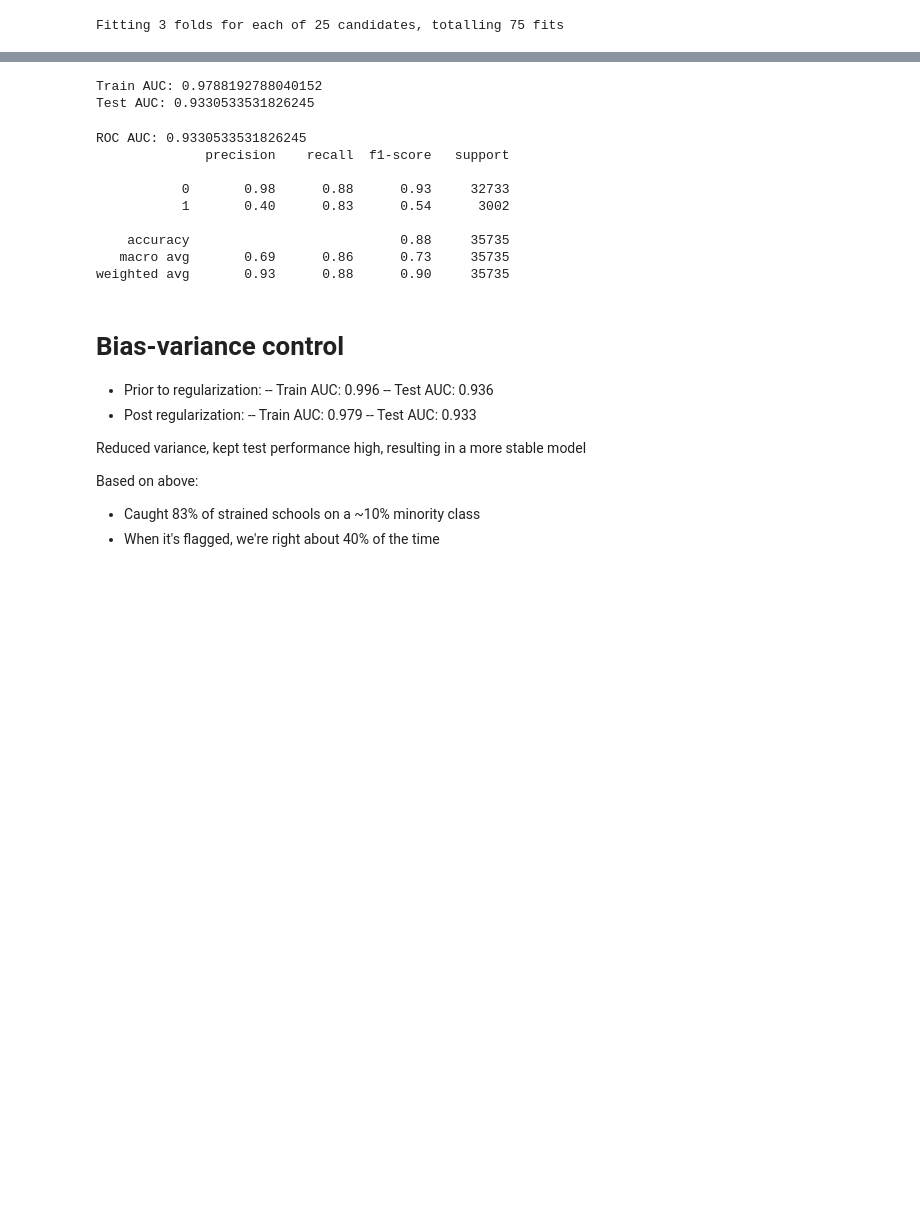
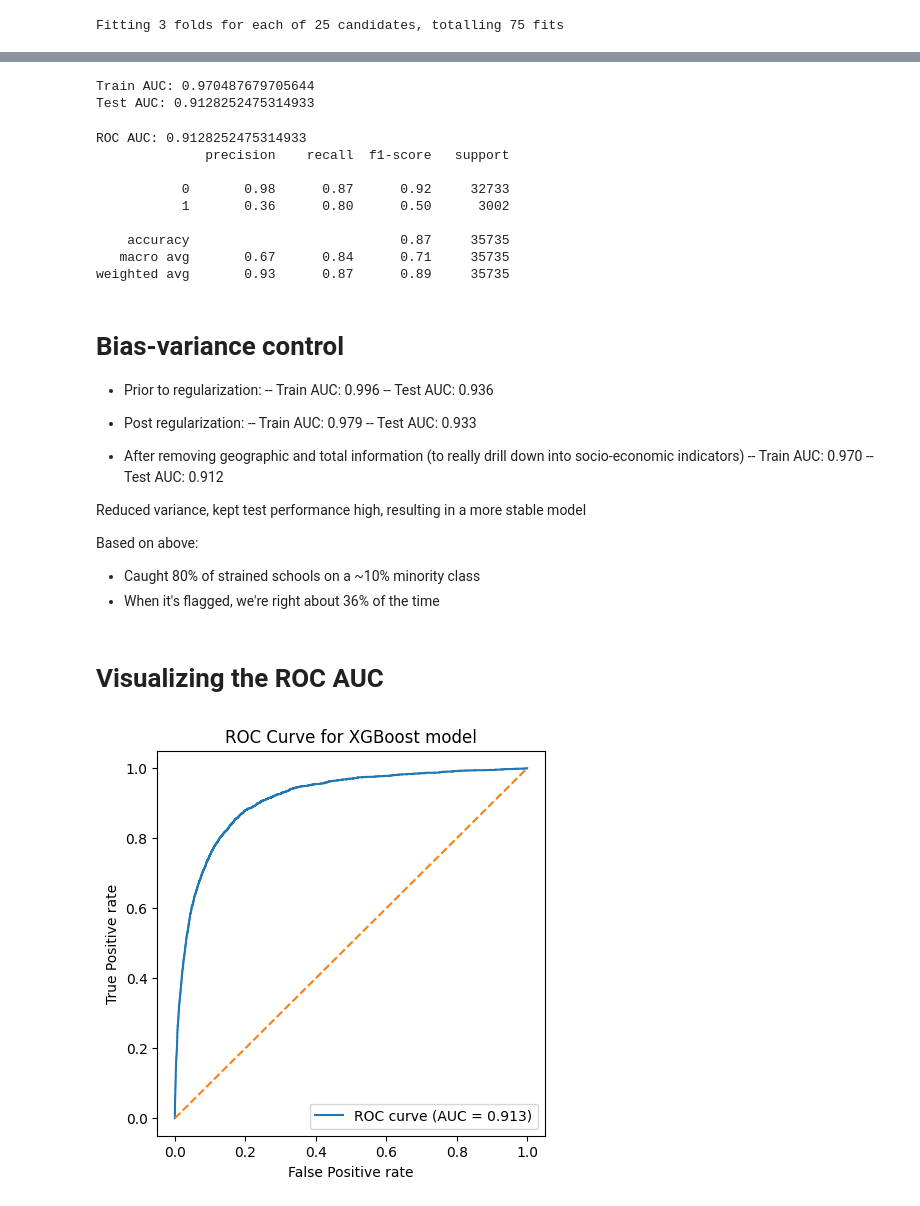
Before and after one commit to caparcom/Customer_Churn_Capstone, a Jupyter notebook: src/caleb_2.ipynb, the cells around one changed output, grey strips where cells are left out. Saved outputs shown, nothing was run; the diff lists cells and outputs as text; code cells hidden in the pictures; blank space fills up the shorter version.

Commit message:
explored XGBoost more with some different tuning. Looked at feature importance rankings based on total gain throughout all iterations (global)

```diff
--- a/src/caleb_2.ipynb
+++ b/src/caleb_2.ipynb
@@ -87,3 +89,5 @@ Index(['LEAID', 'UG', 'TOTAL', 'LATCOD', 'LONCOD', 'high_strain', 'TH_10_15K',
 # %%
 main_econ_df.loc[main_econ_df['frl_ratio'].isna(), 'frl_ratio'] = 0
 main_econ_df.loc[main_econ_df['redl_ratio'].isna(), 'redl_ratio'] = 0
+# %%
+main_econ_df = main_econ_df.replace("NaN", 0)
@@ -350,16 +354,25 @@ ROC AUC: 0.9322957649818195
 weighted avg       0.93      0.88      0.90     35735
+# %%
+# Since we have LEAID district info, removing geographical info
+X_train.drop(columns=(['LATCOD', 'LONCOD']), inplace=True)
+X_test.drop(columns=(['LATCOD', 'LONCOD']), inplace=True)
+X_train.drop(columns='TOTAL', inplace=True)
+X_test.drop(columns='TOTAL', inplace=True)
+# what if we removed geography altogether?
+X_train.drop(columns='LEAID', inplace=True)
+X_test.drop(columns='LEAID', inplace=True)
 # %%
 # using a more generalized learning rate to try and generalize model from training data,
 # letting estimators go, but adding stopping limit, forcing a max depth, and adding in penalties
 model = XGBClassifier(
     objective='binary:logistic',
-    eval_metric='auc',
+    eval_metric='aucpr',
     scale_pos_weight=scale_pos_weight,
-    learning_rate=0.05,
-    n_estimators=1500,
+    learning_rate=0.06,
+    n_estimators=1300,
     max_depth=5,
-    subsample=0.7,
-    colsample_bytree=0.8,
+    subsample=0.70,
+    colsample_bytree=0.85,
     min_child_weight=5,
     reg_alpha=1,
     reg_lambda=2,
@@ -391,8 +404,8 @@ print("Train AUC:", roc_auc_score(y_train, train_proba))
 test_proba = model.predict_proba(X_test)[:,1]
 print("Test AUC:", roc_auc_score(y_test, test_proba))
 # %% [output]
-Train AUC: 0.9788192788040152
-Test AUC: 0.9330533531826245
+Train AUC: 0.970487679705644
+Test AUC: 0.9128252475314933
 # %%
 # excellent, so we ended up making the model more generalized, and upped the test AUC
 # now let's see how this does
@@ -402,15 +415,15 @@ y_proba = model.predict_proba(X_test)[:,1]
 print("ROC AUC:", roc_auc_score(y_test, y_proba))
 print(classification_report(y_test, y_pred))
 # %% [output]
-ROC AUC: 0.9330533531826245
+ROC AUC: 0.9128252475314933
               precision    recall  f1-score   support
 
-           0       0.98      0.88      0.93     32733
-           1       0.40      0.83      0.54      3002
+           0       0.98      0.87      0.92     32733
+           1       0.36      0.80      0.50      3002
 
-    accuracy                           0.88     35735
-   macro avg       0.69      0.86      0.73     35735
-weighted avg       0.93      0.88      0.90     35735
+    accuracy                           0.87     35735
+   macro avg       0.67      0.84      0.71     35735
+weighted avg       0.93      0.87      0.89     35735
 # %% [markdown]
 # Bias-variance control
 
@@ -421,9 +434,30 @@ weighted avg       0.93      0.88      0.90     35735
   -- Train AUC: 0.979
   -- Test AUC: 0.933
 
+- After removing geographic and total information (to really drill down into socio-economic indicators)
+  -- Train AUC: 0.970
+  -- Test AUC: 0.912
+
 Reduced variance, kept test performance high, resulting in a more stable model
 
 Based on above:
 
-- Caught 83% of strained schools on a ~10% minority class
-- When it's flagged, we're right about 40% of the time
+- Caught 80% of strained schools on a ~10% minority class
+- When it's flagged, we're right about 36% of the time
+# %% [markdown]
+# Visualizing the ROC AUC
+# %%
+from sklearn.metrics import roc_curve, auc
+fpr, tpr, thresholds = roc_curve(y_test, y_proba)
+roc_auc = auc(fpr, tpr)
+
+plt.figure(figsize=(5,5))
+plt.plot(fpr, tpr, label=f'ROC curve (AUC = {roc_auc:.3f})')
+plt.plot([0,1], [0,1], linestyle='--')
+plt.xlabel('False Positive rate')
+plt.ylabel('True Positive rate')
+plt.title('ROC Curve for XGBoost model')
+plt.legend()
+plt.show()
+# %% [output]
+[figure, added]
```
Also changed, not shown: parts of 16 cells of this notebook, 1 other file.
